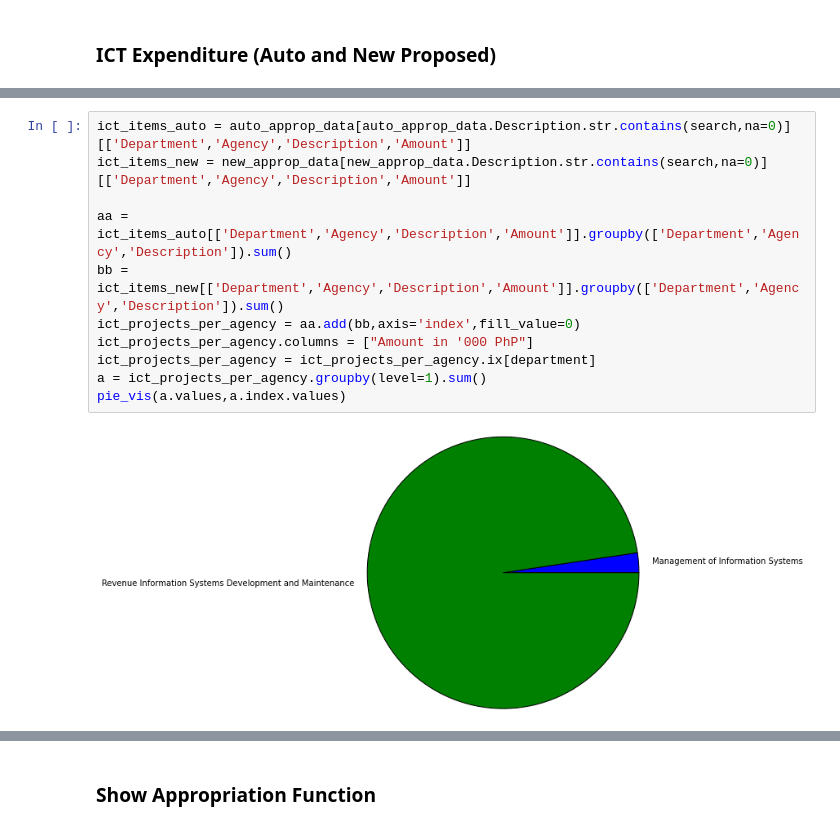
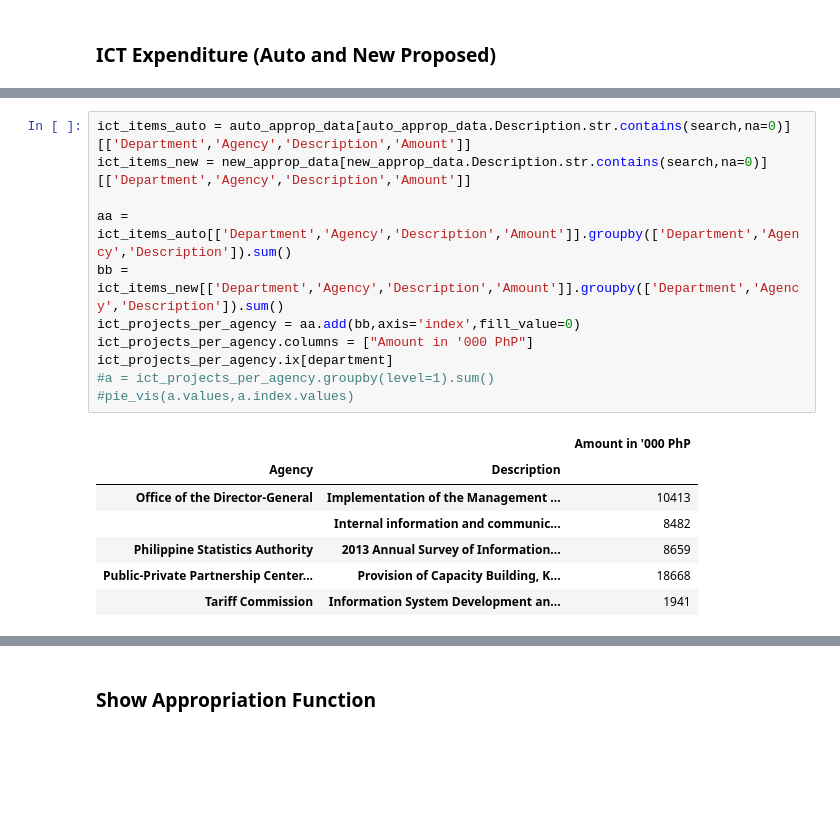
Before and after one commit to RickBahague/ICT4P, a Jupyter notebook: ICT Spending in the 2015 NEP.ipynb, the cells around one changed output, grey strips where cells are left out. Drawn from its saved outputs; the diff is of its cells as text; blank space fills up the shorter version.

```diff
--- a/ICT Spending in the 2015 NEP.ipynb
+++ b/ICT Spending in the 2015 NEP.ipynb
@@ -233,13 +239,19 @@ ict_items_objectives.ix[department]
 # %%
 ict_items_auto = auto_approp_data[auto_approp_data.Description.str.contains(search,na=0)][['Department','Agency','Description','Amount']]
 ict_items_new = new_approp_data[new_approp_data.Description.str.contains(search,na=0)][['Department','Agency','Description','Amount']]
 
 aa = ict_items_auto[['Department','Agency','Description','Amount']].groupby(['Department','Agency','Description']).sum()
 bb = ict_items_new[['Department','Agency','Description','Amount']].groupby(['Department','Agency','Description']).sum()
 ict_projects_per_agency = aa.add(bb,axis='index',fill_value=0)
 ict_projects_per_agency.columns = ["Amount in '000 PhP"]
-ict_projects_per_agency = ict_projects_per_agency.ix[department]
-a = ict_projects_per_agency.groupby(level=1).sum()
-pie_vis(a.values,a.index.values)
+ict_projects_per_agency.ix[department]
+#a = ict_projects_per_agency.groupby(level=1).sum()
+#pie_vis(a.values,a.index.values)
 # %% [output]
-[figure, removed]
+|  |  | Amount in '000 PhP |
+| Agency | Description |  |
+| Office of the Director-General | Implementation of the Management ... | 10413 |
+|  | Internal information and communic... | 8482 |
+| Philippine Statistics Authority | 2013 Annual Survey of Information... | 8659 |
+| Public-Private Partnership Center... | Provision of Capacity Building, K... | 18668 |
+| Tariff Commission | Information System Development an... | 1941 |
```
Also changed, not shown: parts of 25 cells of this notebook.
